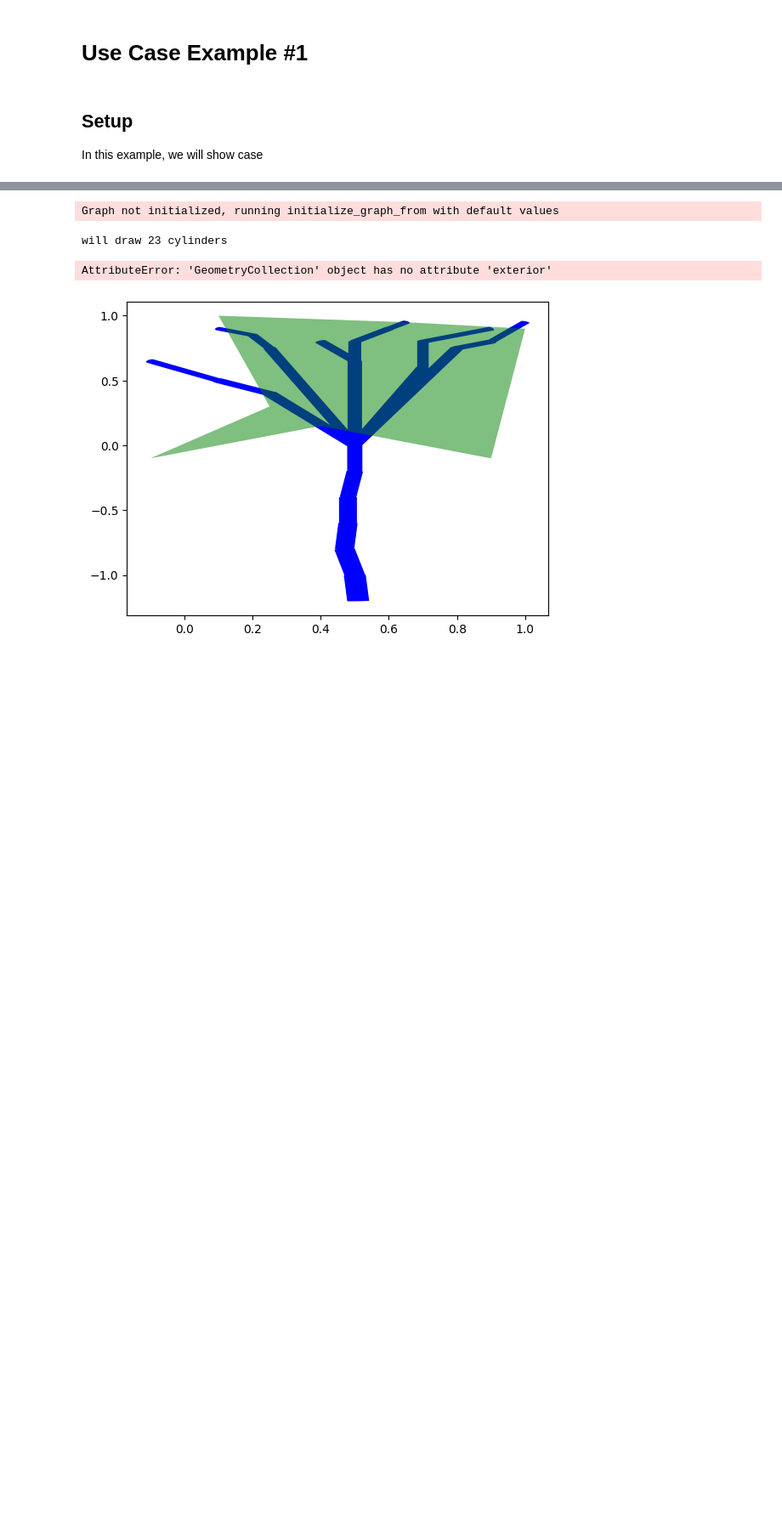
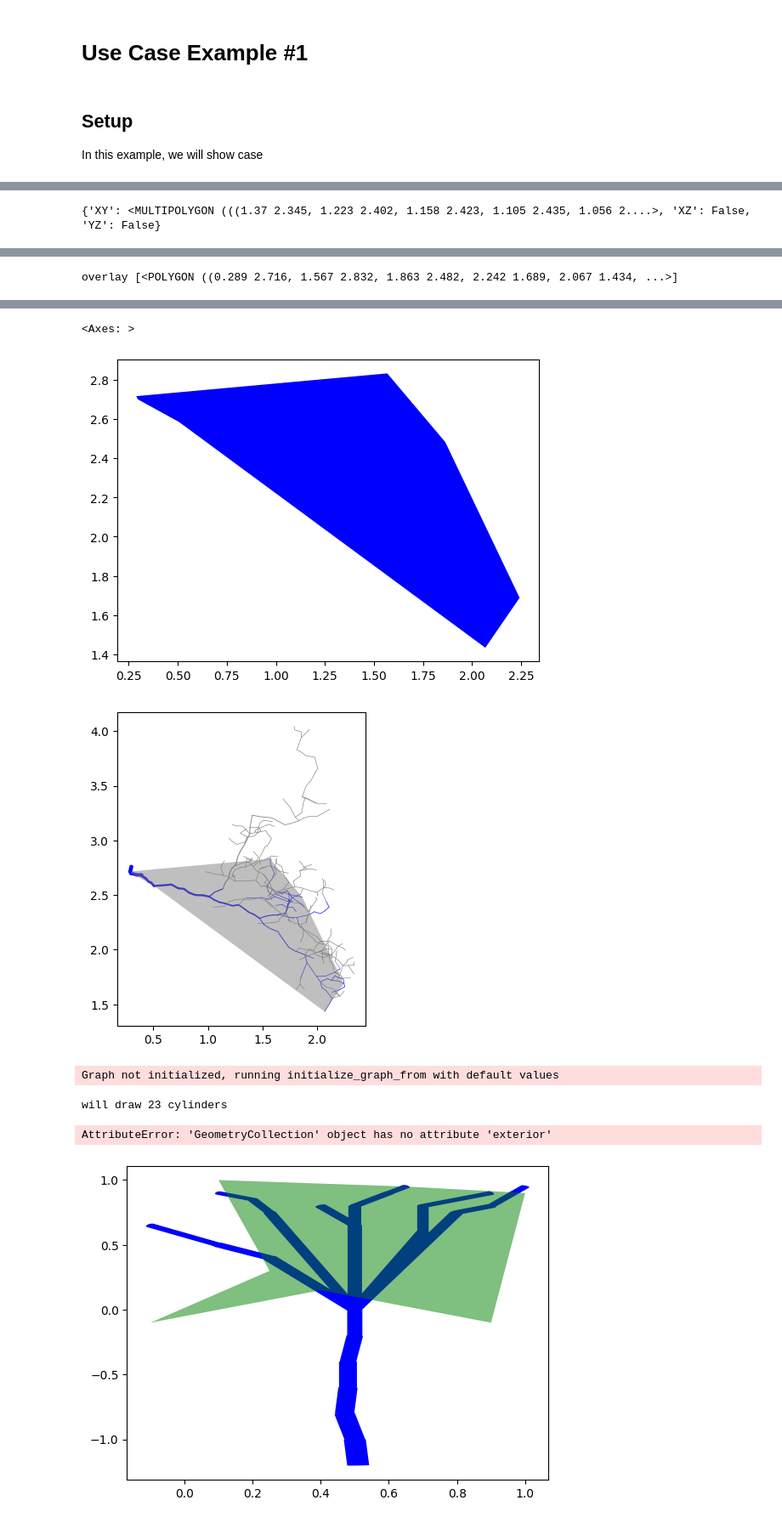
Before and after one commit to wischmcj/canopyHydrodynamics, a Jupyter notebook: docs/source/examples/use_case_example.ipynb, the cells around one changed output, grey strips where cells are left out. Shown at 85% size. Cells and saved outputs as stored; diff of their text form; code cells hidden in the pictures; blank space fills up the shorter version.

```diff
--- a/docs/source/examples/use_case_example.ipynb
+++ b/docs/source/examples/use_case_example.ipynb
@@ -56,0 +157,12 @@ myCollection.watershed_boundary(plane='XY' ,draw=True, stem=True, save=True, fil
+# %%
+print(myCollection.hulls)
+myCollection.watershed_boundary(plane = 'XY',
+                                curvature_alpha=0.15,
+                                filter_lambda=lambda: is_stem and cyl_id>100, draw=True)
+# Adding drip points to the above mentioned plot
+myCollection.draw("XY",
+                  include_alpha_shape=True,
+                  highlight_lambda=lambda:is_stem,
+                  filter_lambda=lambda: cyl_id>100,)
+# %% [output]
+{'XY': <MULTIPOLYGON (((1.37 2.345, 1.223 2.402, 1.158 2.423, 1.105 2.435, 1.056 2....>, 'XZ': False, 'YZ': False}
@@ -56,0 +171 @@ myCollection.watershed_boundary(plane='XY' ,draw=True, stem=True, save=True, fil
+overlay [<POLYGON ((0.289 2.716, 1.567 2.832, 1.863 2.482, 2.242 1.689, 2.067 1.434, ...>]
@@ -57,3 +175,6 @@ myCollection.watershed_boundary(plane='XY' ,draw=True, stem=True, save=True, fil
+<Axes: >
+[figure, added]
+[figure, added]
 # %%
 # Finding and Highlighting the stem flow component
 import os
```
Also changed, not shown: parts of 8 cells of this notebook, 28 other files.
